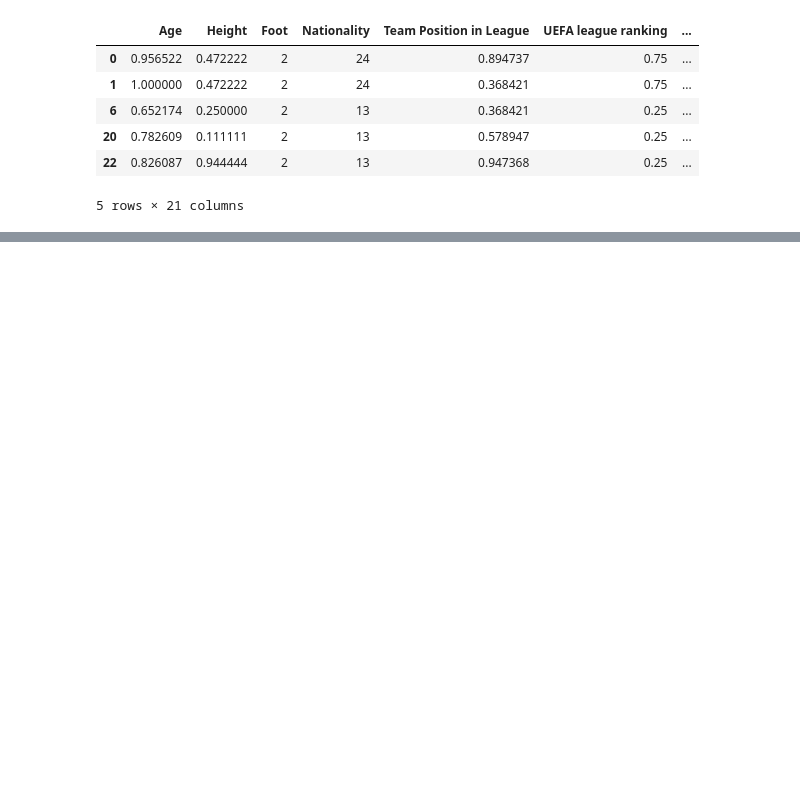
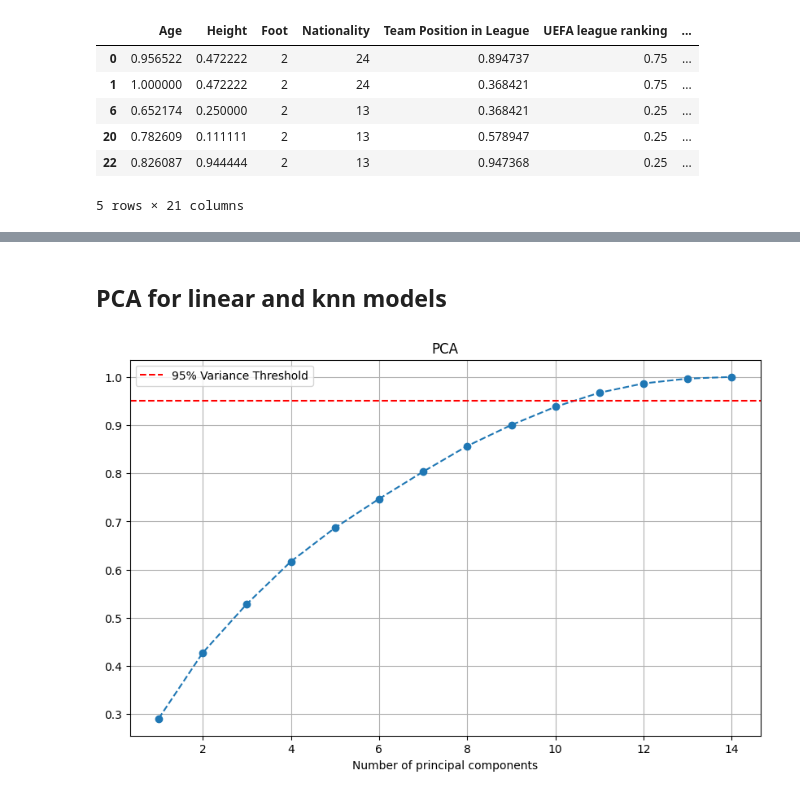
Before and after one commit to l3wandowskyy/Pricing-Footballers-Master, a Jupyter notebook: preditict_value_footballer.ipynb, the cells around one changed output, grey strips where cells are left out. Saved outputs shown, nothing was run; the diff lists cells and outputs as text; code cells hidden in the pictures; blank space fills up the shorter version.

```diff
--- a/preditict_value_footballer.ipynb
+++ b/preditict_value_footballer.ipynb
@@ -940,13 +902,15 @@ Passing `palette` without assigning `hue` is deprecated and will be removed in v
 import pandas as pd
 
 # List features to delete
-features_to_remove = [
-    "Height", "Foot", "Yellow Cards per 90 Minutes",
-    "UEFA league ranking", "Key Passes per 90 Minutes",
+features_to_remove = ["Red Cards per 90 Minutes", "Nationality", "Foot", "Height",
     "Goals per 90 Minutes", "Expected Goals per 90 Minutes"
 ]
 
-# Tworzenie nowej tabeli Strikers po usunięciu wybranych cech
+# Create a new Strikers table after deleting selected features
 strikers = strikers.drop(columns=features_to_remove)
 
-strikers.head(15)
+# Calculate average market value
+avg_market_value = np.expm1(np.mean(strikers["Market Value"]))
+
+# Copy strikers dataset for pca model
+strikers_pca = strikers.copy()
@@ -1120,0 +1165,34 @@ CatBoost          0.498527  0.706064  0.630088
+# %% [markdown]
+## PCA for linear and knn models
+# %%
+from sklearn.decomposition import PCA
+from sklearn.preprocessing import StandardScaler
+
+# Delete empty values before split dataset
+strikers_pca = strikers_pca.dropna()
+
+X_pca = strikers_pca.drop(columns=["Market Value"])
+y_pca = strikers_pca["Market Value"]
+
+# Data scaling
+scaler = StandardScaler()
+X_scaled = scaler.fit_transform(X_pca)
+
+# Application of PCA
+pca = PCA()
+pca.fit(X_scaled)
+
+# Calculate of the cumulative variance
+explained_variance_ratio = np.cumsum(pca.explained_variance_ratio_)
+
+# A plot of explained variance
+plt.figure(figsize=(10, 6))
+plt.plot(range(1, len(explained_variance_ratio) + 1), explained_variance_ratio, marker='o', linestyle='--')
+plt.xlabel("Number of principal components")
+plt.title("PCA")
+plt.axhline(y=0.95, color='r', linestyle='--', label="95% Variance Threshold")
+plt.legend()
+plt.grid()
+plt.show()
+# %% [output]
+[figure, added]
```
Also changed, not shown: parts of 33 cells of this notebook.
